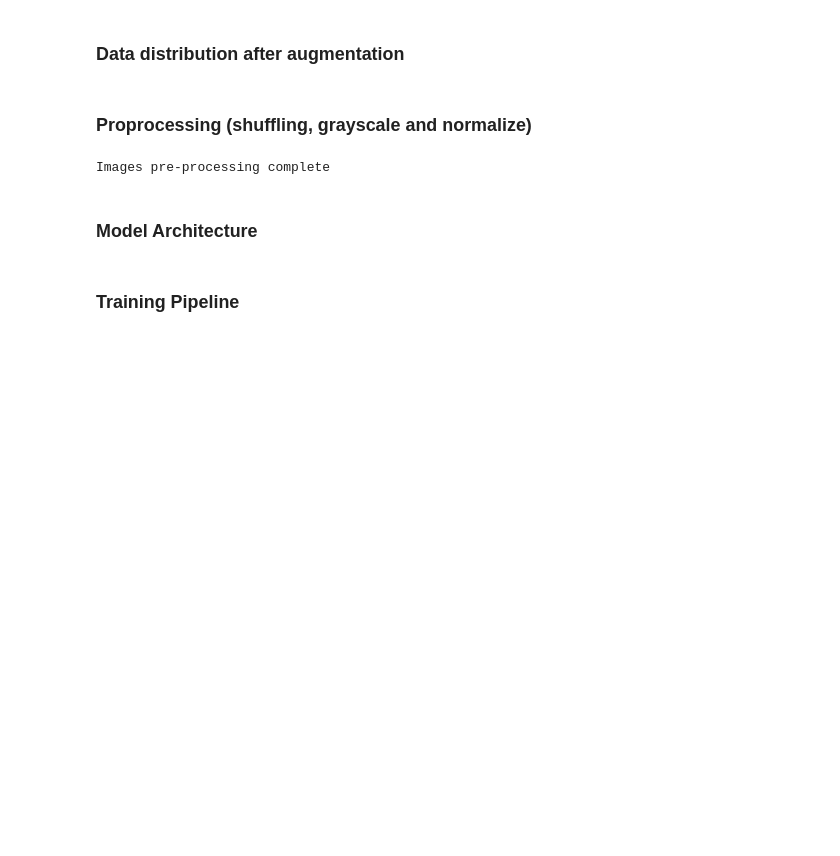
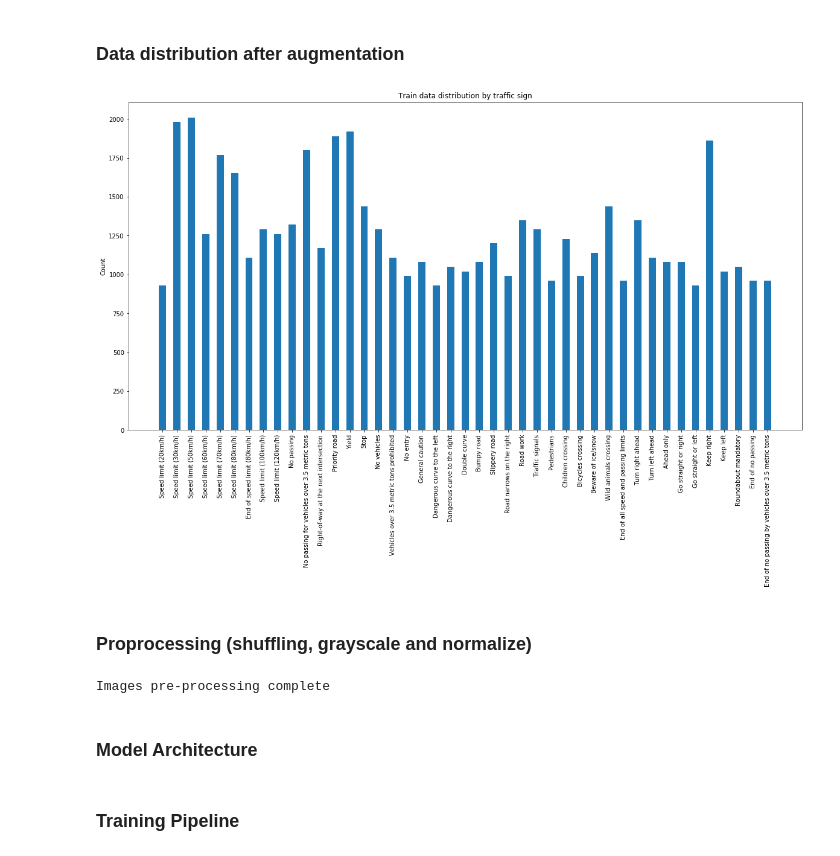
Before and after one commit to prasadpamidi/CarND-Traffic-Sign-Classifier-Project, a Jupyter notebook: Traffic_Sign_Classifier.ipynb, the cells around one changed output. Saved outputs shown, nothing was run; the diff lists cells and outputs as text; code cells hidden in the pictures; blank space fills up the shorter version.

```diff
--- a/Traffic_Sign_Classifier.ipynb
+++ b/Traffic_Sign_Classifier.ipynb
@@ -129,10 +129,10 @@ import matplotlib.pyplot as plt
 
 unique_class_ids, class_counts = np.unique(y_train, return_counts=True)
 y_pos = np.arange(len(unique_class_ids))
-
+sign_names = np.array(signs.as_matrix(columns=signs.columns[1:])).ravel()
 plt.figure(figsize=(20, 10))
 plt.bar(y_pos, class_counts, align='center', width=0.5)
-plt.xticks(y_pos, np.array(signs.as_matrix(columns=signs.columns[1:])).ravel(), rotation='vertical')
+plt.xticks(y_pos, sign_names, rotation='vertical')
 plt.ylabel('Count')
 plt.title('Train data distribution by traffic sign')
 
@@ -350,19 +350,21 @@ Total training set after augmentation 41460
 # %%
 import matplotlib.pyplot as plt; plt.rcdefaults()
 import matplotlib.pyplot as plt
 
 %matplotlib inline
 
 _, class_counts = np.unique(y_train, return_counts=True)
 y_pos = np.arange(len(unique_class_ids))
 
 plt.figure(figsize=(20, 10))
 plt.bar(y_pos, class_counts, align='center', width=0.5)
-plt.xticks(y_pos, np.array(signs.as_matrix(columns=signs.columns[1:])).ravel(), rotation='vertical')
+plt.xticks(y_pos, sign_names, rotation='vertical')
 plt.ylabel('Count')
 plt.title('Train data distribution by traffic sign')
 
 plt.show()
+# %% [output]
+[figure, added]
 # %% [markdown]
 ### Proprocessing (shuffling, grayscale and normalize)
 # %%
```
Also changed, not shown: parts of 13 cells of this notebook, 3 other files.
